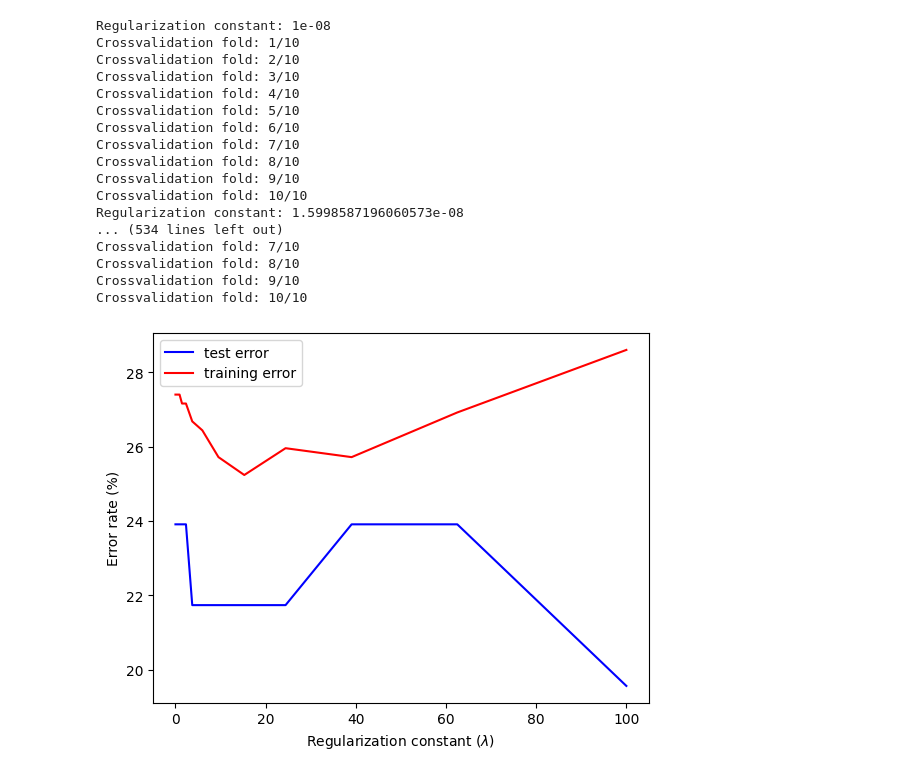
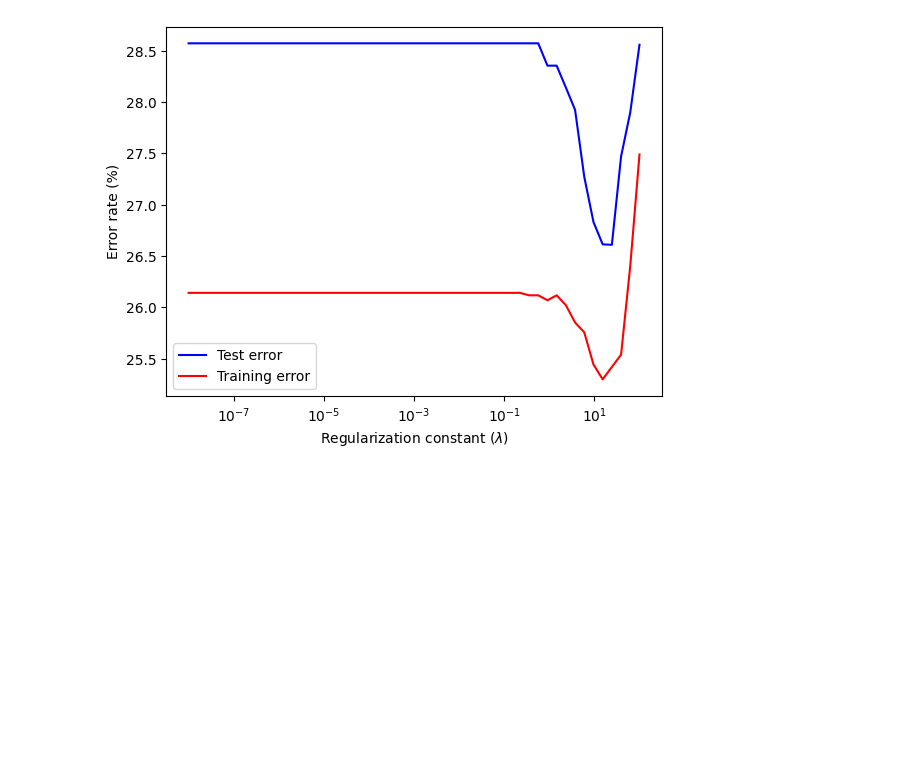
Before and after one commit to KostyalBalint/Intro-to-MI-Project_1, a Jupyter notebook: classification.ipynb, the cells around one changed output. Saved outputs shown, nothing was run; the diff lists cells and outputs as text; code cells hidden in the pictures; blank space fills up the shorter version.

```diff
--- a/classification.ipynb
+++ b/classification.ipynb
@@ -29,70 +29,62 @@ X = (X - mu) / sigma
 # %%
 # Find the best regularization value for logistic regression.ipynb
 from sklearn.linear_model import LogisticRegression
 from sklearn import model_selection
 import matplotlib.pyplot as plt
 
 lambda_reg =  np.logspace(-8, 2, 50)
 
 # Using K-fold 10 cross validation
-CV = model_selection.KFold(10)
+K_fold = 10
+CV = model_selection.KFold(K_fold)
 
-error_logreg = np.zeros((len(lambda_reg), 2))
-for l in range(len(lambda_reg)):
-    print("Regularization constant: {0}".format(lambda_reg[l]))
-    i = 0
-    for train_index, test_index in CV.split(X, y):
-        print("Crossvalidation fold: {0}/{1}".format(i + 1, 10))
+train_error = np.zeros((K_fold, len(lambda_reg)))
+test_error = np.zeros((K_fold, len(lambda_reg)))
+coefficient_norm = np.zeros((K_fold, len(lambda_reg)))
 
-        # extract training and test set for current CV fold
-        X_train = X[train_index, :]
-        y_train = y[train_index]
-        X_test = X[test_index, :]
-        y_test = y[test_index]
+i = 0  # Reset i to 0 at the start of the outer loop
+for train_index, test_index in CV.split(X, y):
+    #print("Crossvalidation fold: {0}/{1}".format(i + 1, 10))
+
+    # extract training and test set for current CV fold
+    X_train = X[train_index, :]
+    y_train = y[train_index]
+    X_test = X[test_index, :]
+    y_test = y[test_index]
+
+    for l in range(len(lambda_reg)):
+        #print("Regularization constant: {0}".format(lambda_reg[l]))
 
         # train model
-        model_logreg = LogisticRegression(penalty="l2", C=1/lambda_reg[l] if lambda_reg[l] != 0 else 1e10, max_iter=500)
+        model_logreg = LogisticRegression(penalty="l2", C=1/lambda_reg[l], max_iter=500)
         model_logreg.fit(X_train, y_train)
 
         # predict test and training data
-        y_est = model_logreg.predict(X_test)
+        y_est_test = model_logreg.predict(X_test)
         y_est_train = model_logreg.predict(X_train)
 
-        error_rate_test = 100 * np.sum(y_est != y_test)/len(y_test)
+        error_rate_test = 100 * np.sum(y_est_test != y_test)/len(y_test)
         error_rate_train = 100 * np.sum(y_est_train != y_train)/len(y_train)
 
-        error_logreg[l,0] = error_rate_test
-        error_logreg[l,1] = error_rate_train
+        w_est = model_logreg.coef_[0]
+        coeff_norm = np.sqrt(np.sum(w_est**2))
 
-        i += 1
+        test_error[i,l] = error_rate_test
+        train_error[i,l] = error_rate_train
+        coefficient_norm[i,l] = coeff_norm
+
+    i += 1
 
 # Plot the classification error rate
 plt.figure()
-plt.plot(lambda_reg, error_logreg[:,0], color = 'b', label = 'test error')
-plt.plot(lambda_reg, error_logreg[:,1], color = 'r', label = 'training error')
+plt.semilogx(lambda_reg, np.mean(test_error, axis=0), color='b', label='Test error')
+plt.semilogx(lambda_reg, np.mean(train_error, axis=0), color='r', label='Training error')
 plt.legend()
 plt.xlabel(f'Regularization constant ($\lambda$)')
 plt.ylabel("Error rate (%)")
 plt.show()
 # %% [output]
-Regularization constant: 1e-08
-Crossvalidation fold: 1/10
-Crossvalidation fold: 2/10
-Crossvalidation fold: 3/10
-Crossvalidation fold: 4/10
-Crossvalidation fold: 5/10
-Crossvalidation fold: 6/10
-Crossvalidation fold: 7/10
-Crossvalidation fold: 8/10
-Crossvalidation fold: 9/10
-Crossvalidation fold: 10/10
-Regularization constant: 1.5998587196060573e-08
-... (534 lines left out)
-Crossvalidation fold: 7/10
-Crossvalidation fold: 8/10
-Crossvalidation fold: 9/10
-Crossvalidation fold: 10/10
-[figure, old version]
+[figure, new version]
 # %%
 from sklearn import model_selection
 from sklearn.neighbors import KNeighborsClassifier
```
Also changed, not shown: parts of 4 cells of this notebook, 1 other file.
